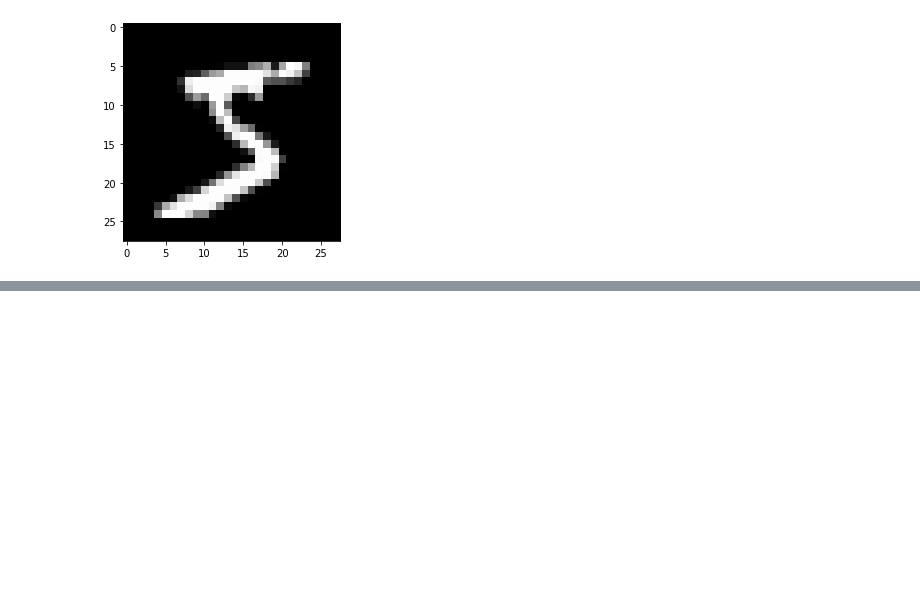
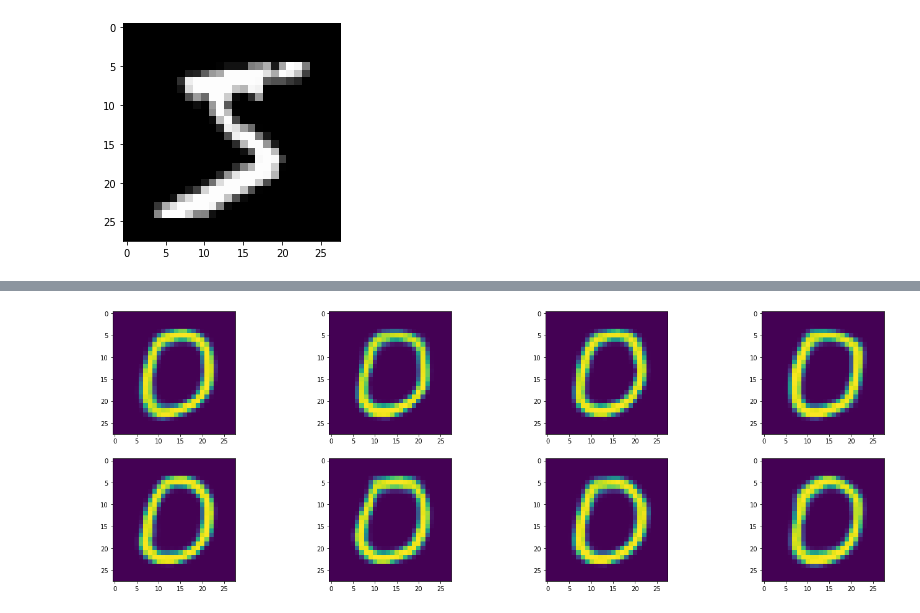
Before and after one commit to bgroenks96/normalizing-flows, a Jupyter notebook: affine-flows-experiments.ipynb, the cells around one changed output, grey strips where cells are left out. Drawn from its saved outputs; the diff is of its cells as text; code cells hidden in the pictures; blank space fills up the shorter version.

```diff
--- a/affine-flows-experiments.ipynb
+++ b/affine-flows-experiments.ipynb
@@ -106,0 +78,9 @@ plt.show()
+# %%
+z_mu, z_log_sigma, params = vae.encoder.predict(x_test[10:11])
+plt.figure(figsize=(4*6,2*4))
+for i in range(1,9):
+  x_pred = vae.decoder.predict([z_mu, z_log_sigma, params])
+  plt.subplot(2,4,i)
+  plt.imshow(tf.squeeze(x_pred).numpy())
+# %% [output]
+[figure, added]
```
Also changed, not shown: parts of 8 cells of this notebook, 4 other files.
